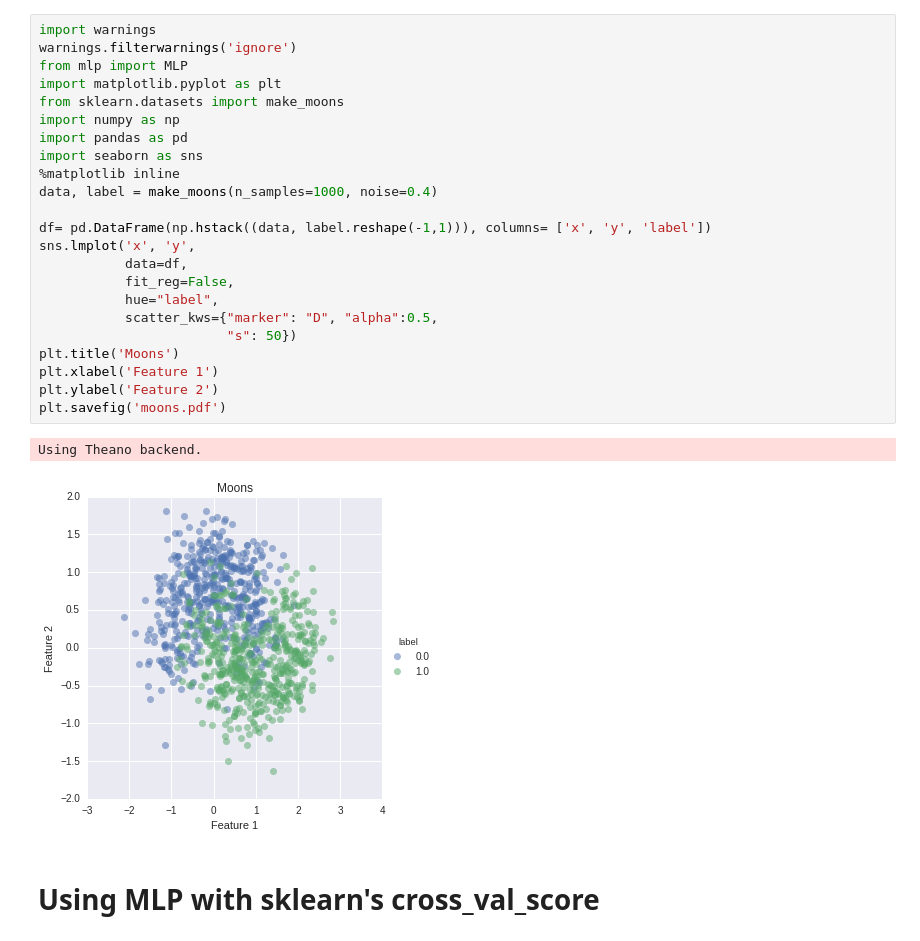
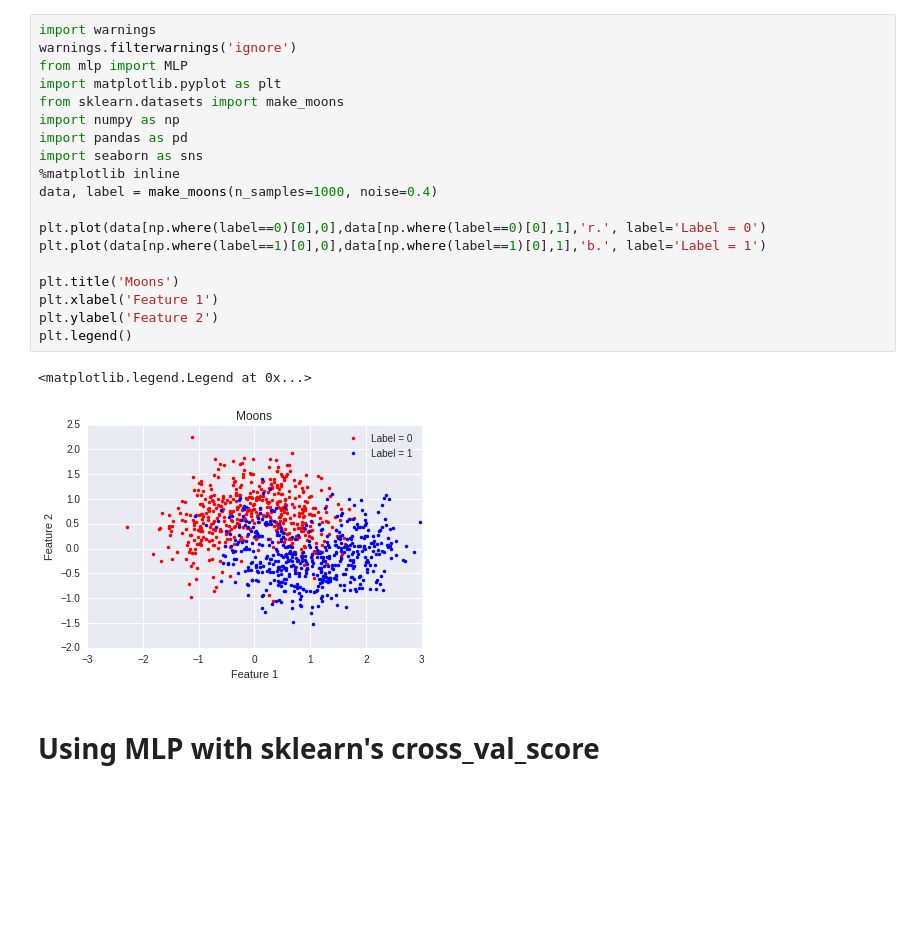
Before and after one commit to alvarouc/mlp, a Jupyter notebook: examples/moon_sklearn.ipynb, the cells around one changed output. Drawn from its saved outputs; the diff is of its cells as text; blank space fills up the shorter version.

```diff
--- a/examples/moon_sklearn.ipynb
+++ b/examples/moon_sklearn.ipynb
@@ -1,29 +1,25 @@
 # %%
 import warnings
 warnings.filterwarnings('ignore')
 from mlp import MLP
 import matplotlib.pyplot as plt
 from sklearn.datasets import make_moons
 import numpy as np
 import pandas as pd
 import seaborn as sns
 %matplotlib inline
 data, label = make_moons(n_samples=1000, noise=0.4)
 
-df= pd.DataFrame(np.hstack((data, label.reshape(-1,1))), columns= ['x', 'y', 'label'])
-sns.lmplot('x', 'y',
-           data=df,
-           fit_reg=False,
-           hue="label",
-           scatter_kws={"marker": "D", "alpha":0.5,
-                        "s": 50})
+plt.plot(data[np.where(label==0)[0],0],data[np.where(label==0)[0],1],'r.', label='Label = 0')
+plt.plot(data[np.where(label==1)[0],0],data[np.where(label==1)[0],1],'b.', label='Label = 1')
+
 plt.title('Moons')
 plt.xlabel('Feature 1')
 plt.ylabel('Feature 2')
-plt.savefig('moons.pdf')
+plt.legend()
 # %% [output]
-Using Theano backend.
+<matplotlib.legend.Legend at 0x...>
-[figure, old version]
+[figure, new version]
 # %% [markdown]
 # Using MLP with sklearn's cross_val_score
 # %%
```
Also changed, not shown: parts of 1 cell of this notebook, 1 other file.
